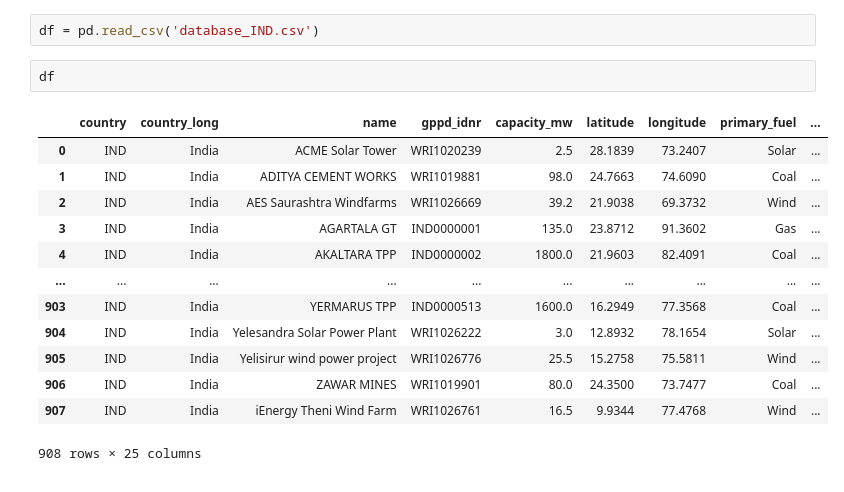
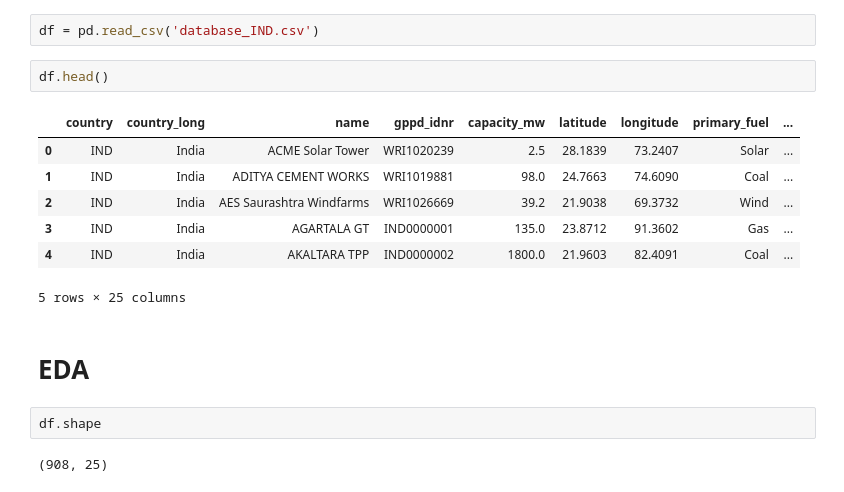
Before and after one commit to im-noob/internship-fliprobo, a Jupyter notebook: datatrained_projects/global_power_plant_database/global_power_plant_database.ipynb, the cells around one changed output. Drawn from its saved outputs; the diff is of its cells as text.

Commit message:
Global Power half Done

```diff
--- a/datatrained_projects/global_power_plant_database/global_power_plant_database.ipynb
+++ b/datatrained_projects/global_power_plant_database/global_power_plant_database.ipynb
@@ -3,18 +36,18 @@ import pandas as pd
 # %%
 df = pd.read_csv('database_IND.csv')
 # %%
-df
+df.head()
 # %% [output]
 |  | country | country_long | name | gppd_idnr | capacity_mw | latitude | longitude | primary_fuel | ... |
 | 0 | IND | India | ACME Solar Tower | WRI1020239 | 2.5 | 28.1839 | 73.2407 | Solar | ... |
 | 1 | IND | India | ADITYA CEMENT WORKS | WRI1019881 | 98.0 | 24.7663 | 74.6090 | Coal | ... |
 | 2 | IND | India | AES Saurashtra Windfarms | WRI1026669 | 39.2 | 21.9038 | 69.3732 | Wind | ... |
 | 3 | IND | India | AGARTALA GT | IND0000001 | 135.0 | 23.8712 | 91.3602 | Gas | ... |
 | 4 | IND | India | AKALTARA TPP | IND0000002 | 1800.0 | 21.9603 | 82.4091 | Coal | ... |
-| ... | ... | ... | ... | ... | ... | ... | ... | ... | ... |
-| 903 | IND | India | YERMARUS TPP | IND0000513 | 1600.0 | 16.2949 | 77.3568 | Coal | ... |
-| 904 | IND | India | Yelesandra Solar Power Plant | WRI1026222 | 3.0 | 12.8932 | 78.1654 | Solar | ... |
-| 905 | IND | India | Yelisirur wind power project | WRI1026776 | 25.5 | 15.2758 | 75.5811 | Wind | ... |
-| 906 | IND | India | ZAWAR MINES | WRI1019901 | 80.0 | 24.3500 | 73.7477 | Coal | ... |
-| 907 | IND | India | iEnergy Theni Wind Farm | WRI1026761 | 16.5 | 9.9344 | 77.4768 | Wind | ... |
-908 rows × 25 columns
+5 rows × 25 columns
+# %% [markdown]
+# EDA
+# %%
+df.shape
+# %% [output]
+(908, 25)
```
Also changed, not shown: parts of 49 cells of this notebook, 3 other files.
